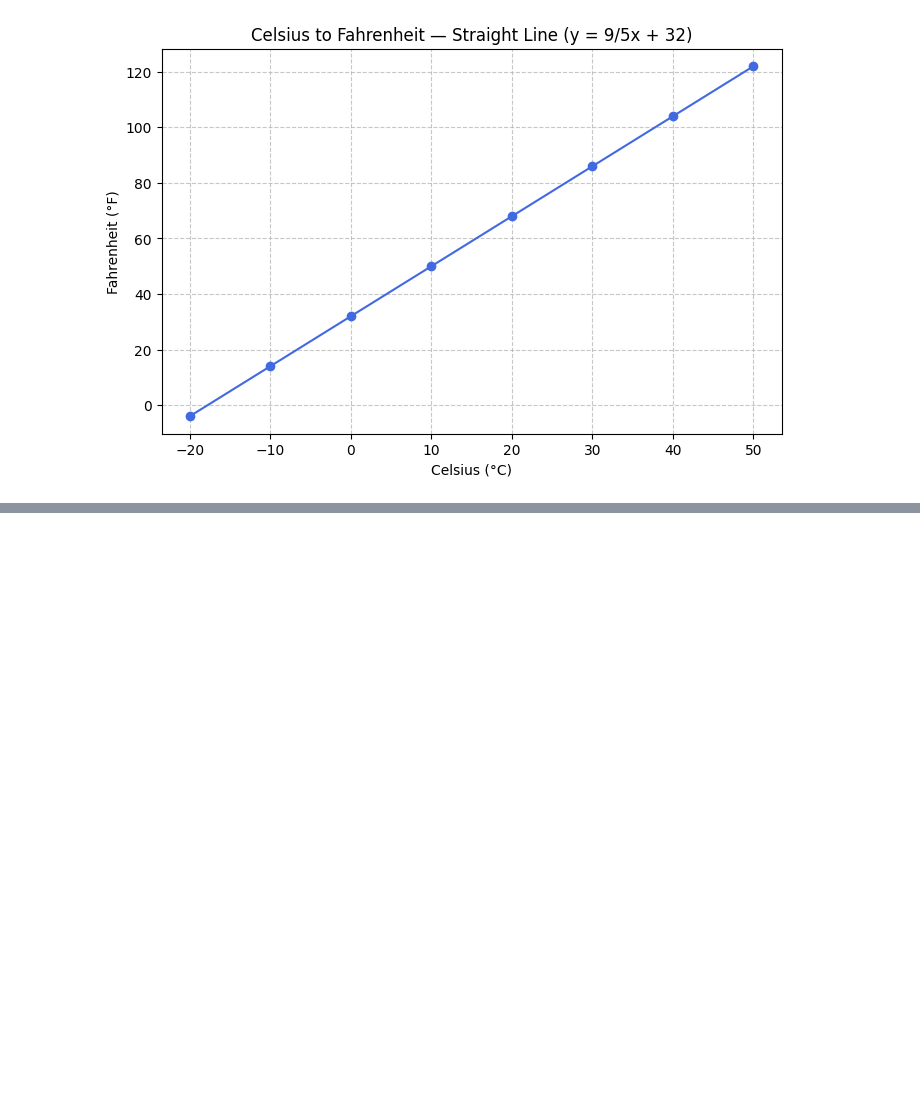
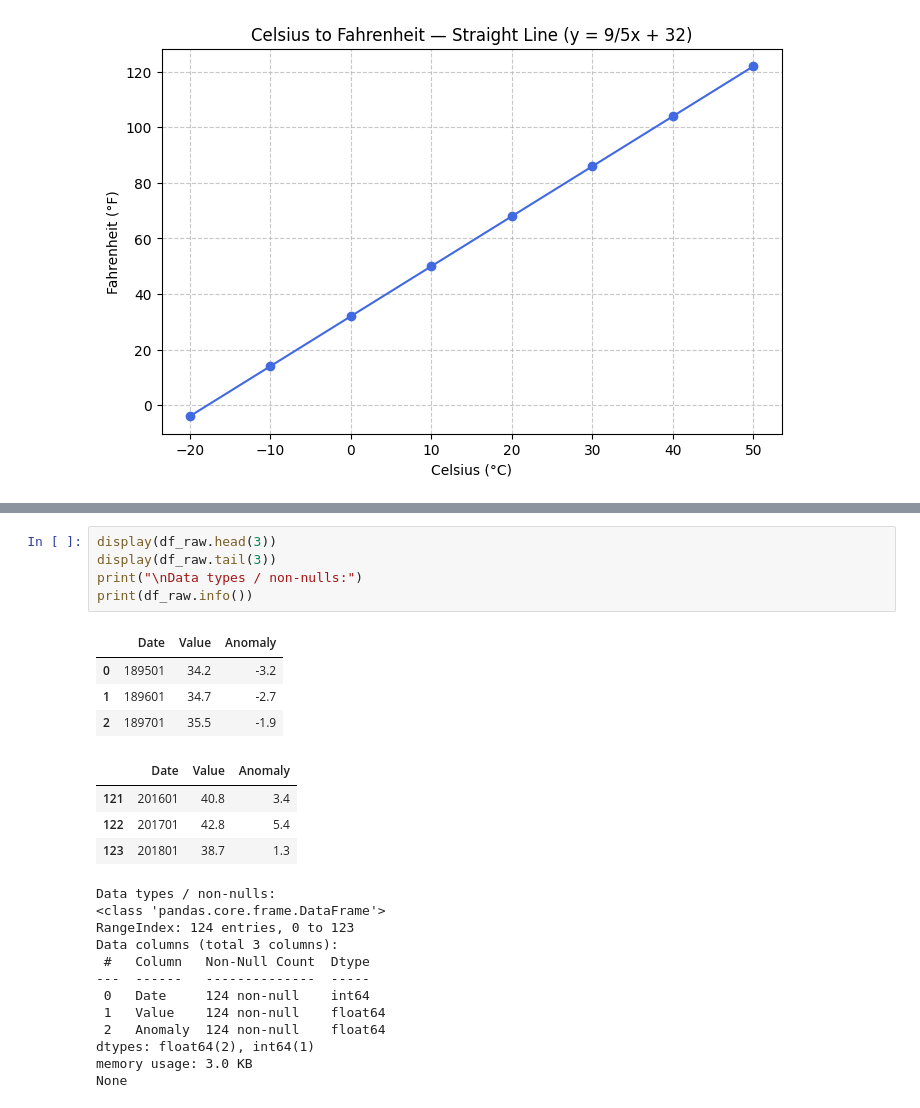
Before and after one commit to brendonmcnulty/datafun-07-ml, a Jupyter notebook: brendon_ml_final.ipynb, the cells around one changed output, grey strips where cells are left out. Drawn from its saved outputs; the diff is of its cells as text; blank space fills up the shorter version.

```diff
--- a/brendon_ml_final.ipynb
+++ b/brendon_ml_final.ipynb
@@ -84,0 +110,26 @@ plt.show()
+# %%
+display(df_raw.head(3))
+display(df_raw.tail(3))
+print("\nData types / non-nulls:")
+print(df_raw.info())
+# %% [output]
+|  | Date | Value | Anomaly |
+| 0 | 189501 | 34.2 | -3.2 |
+| 1 | 189601 | 34.7 | -2.7 |
+| 2 | 189701 | 35.5 | -1.9 |
+|  | Date | Value | Anomaly |
+| 121 | 201601 | 40.8 | 3.4 |
+| 122 | 201701 | 42.8 | 5.4 |
+| 123 | 201801 | 38.7 | 1.3 |
+Data types / non-nulls:
+<class 'pandas.core.frame.DataFrame'>
+RangeIndex: 124 entries, 0 to 123
+Data columns (total 3 columns):
+ #   Column   Non-Null Count  Dtype
+---  ------   --------------  -----
+ 0   Date     124 non-null    int64
+ 1   Value    124 non-null    float64
+ 2   Anomaly  124 non-null    float64
+dtypes: float64(2), int64(1)
+memory usage: 3.0 KB
+None
```
Also changed, not shown: parts of 6 cells of this notebook.
